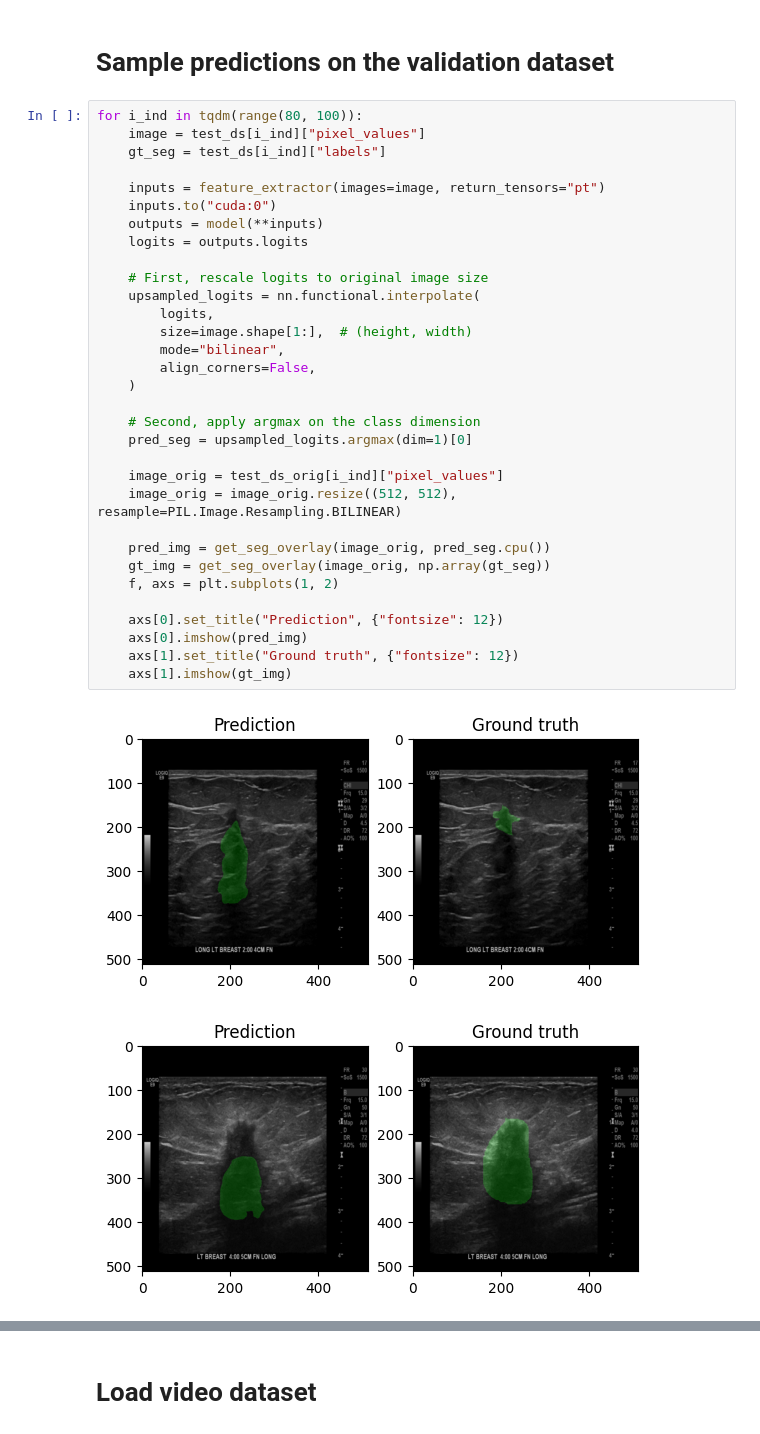
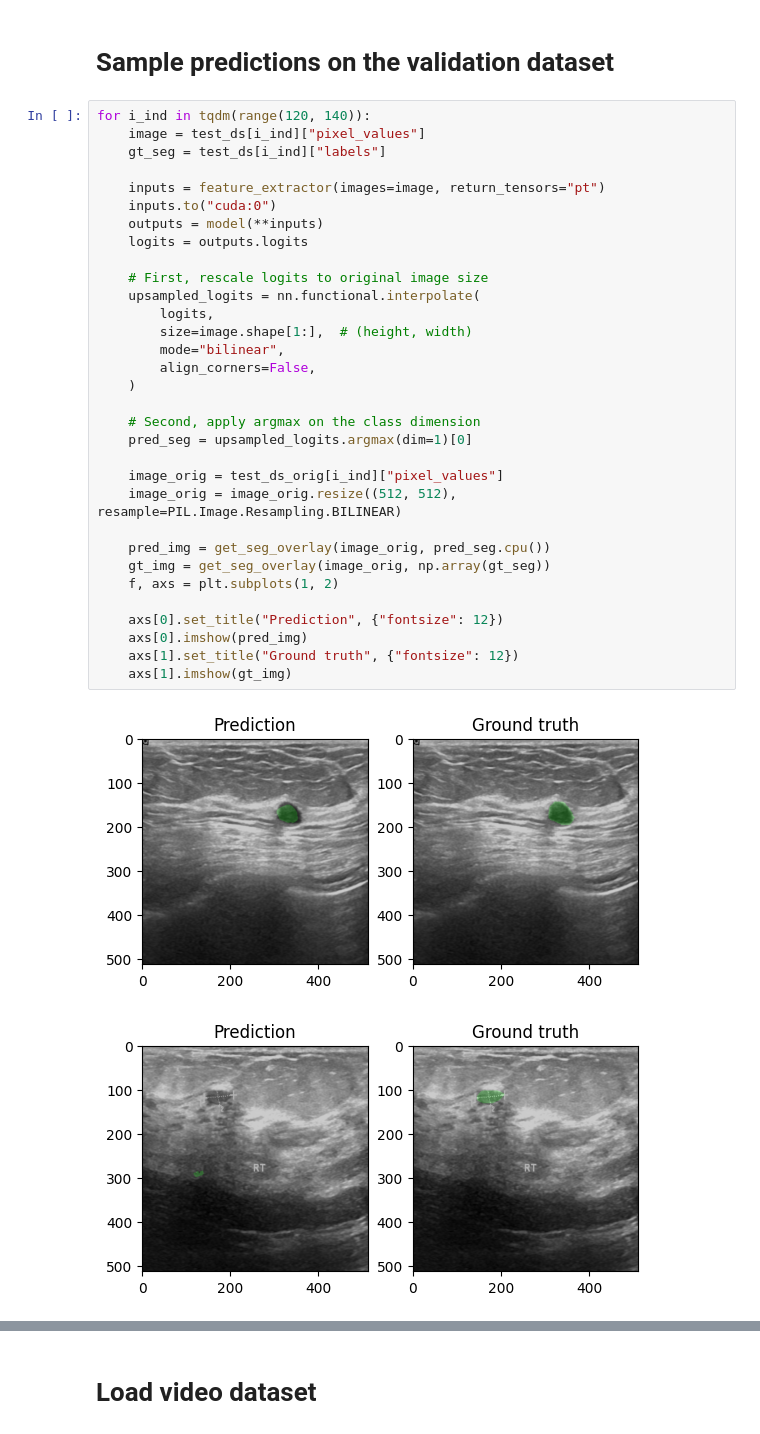
Before and after one commit to FlorinAndrei/segmentation-peak2, a Jupyter notebook: segformer_single_class_fine_tune.ipynb, the cells around one changed output, grey strips where cells are left out. Cells and saved outputs as stored; diff of their text form.

```diff
--- a/segformer_single_class_fine_tune.ipynb
+++ b/segformer_single_class_fine_tune.ipynb
@@ -621,37 +620,37 @@ logging.set_verbosity(40)
 # %% [markdown]
 # Sample predictions on the validation dataset
 # %%
-for i_ind in tqdm(range(80, 100)):
+for i_ind in tqdm(range(120, 140)):
     image = test_ds[i_ind]["pixel_values"]
     gt_seg = test_ds[i_ind]["labels"]
 
     inputs = feature_extractor(images=image, return_tensors="pt")
     inputs.to("cuda:0")
     outputs = model(**inputs)
     logits = outputs.logits
 
     # First, rescale logits to original image size
     upsampled_logits = nn.functional.interpolate(
         logits,
         size=image.shape[1:],  # (height, width)
         mode="bilinear",
         align_corners=False,
     )
 
     # Second, apply argmax on the class dimension
     pred_seg = upsampled_logits.argmax(dim=1)[0]
 
     image_orig = test_ds_orig[i_ind]["pixel_values"]
     image_orig = image_orig.resize((512, 512), resample=PIL.Image.Resampling.BILINEAR)
 
     pred_img = get_seg_overlay(image_orig, pred_seg.cpu())
     gt_img = get_seg_overlay(image_orig, np.array(gt_seg))
     f, axs = plt.subplots(1, 2)
 
     axs[0].set_title("Prediction", {"fontsize": 12})
     axs[0].imshow(pred_img)
     axs[1].set_title("Ground truth", {"fontsize": 12})
     axs[1].imshow(gt_img)
 # %% [output]
-[figure, old version]
+[figure, new version]
-[figure, old version]
+[figure, new version]
```
Also changed, not shown: parts of 5 cells of this notebook, 1 other file.
